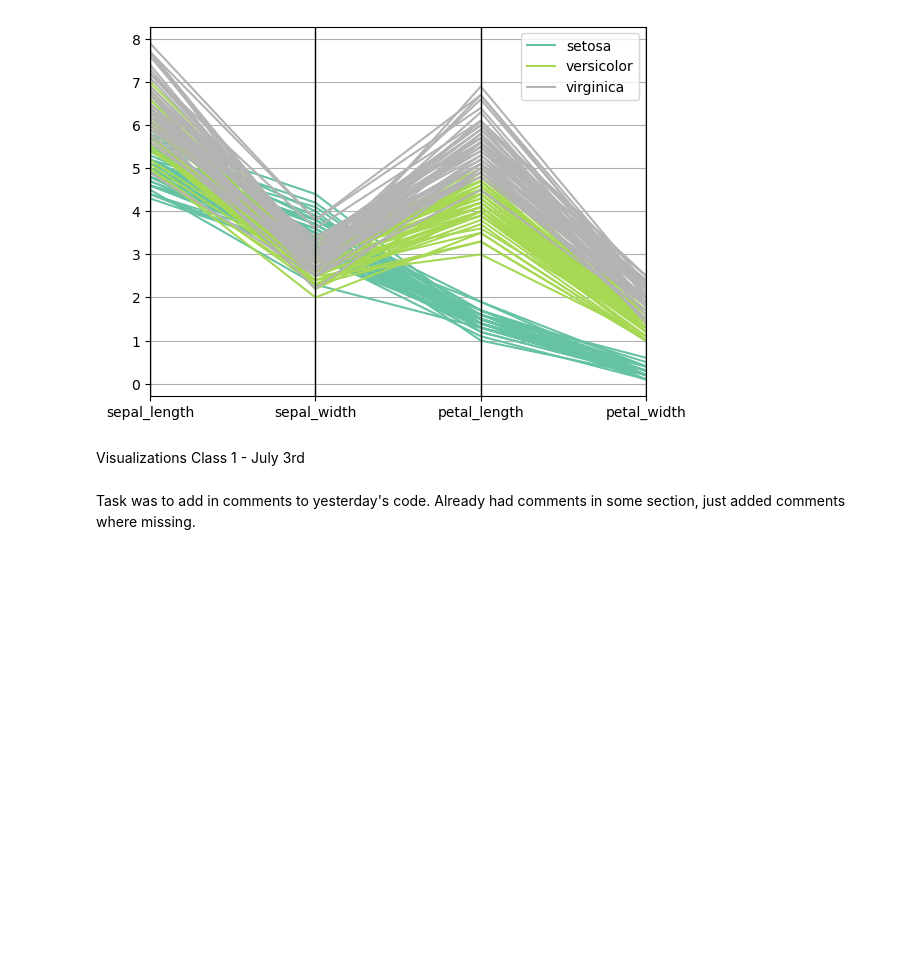
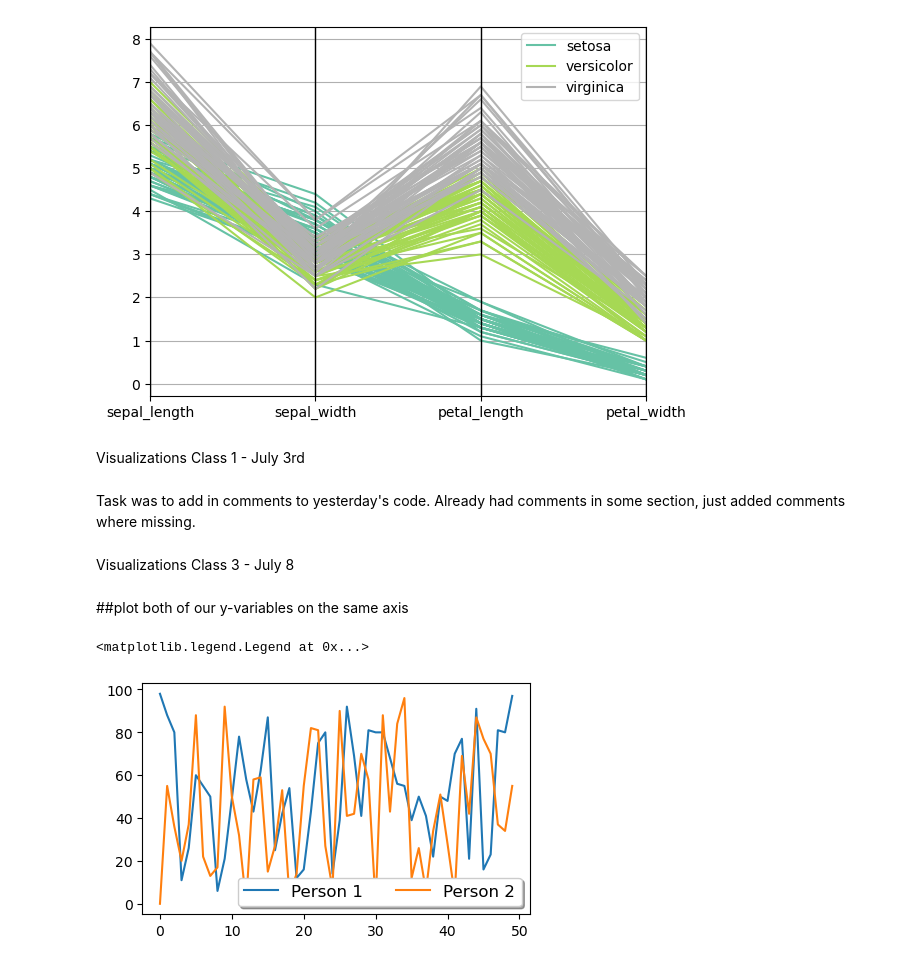
Before and after one commit to melram17/visualization, a Jupyter notebook: 02_activities/assignments/assignment-1.ipynb, the cells around one changed output. Cells and saved outputs as stored; diff of their text form; code cells hidden in the pictures; blank space fills up the shorter version.

Commit message:
assignment 1 complete july 8 viz

```diff
--- a/02_activities/assignments/assignment-1.ipynb
+++ b/02_activities/assignments/assignment-1.ipynb
@@ -130,3 +130,33 @@ plt.show()
 Visualizations Class 1 - July 3rd
 # %% [markdown]
 Task was to add in comments to yesterday's code. Already had comments in some section, just added comments where missing.
+# %% [markdown]
+Visualizations Class 3 - July 8
+# %%
+import numpy as np
+import matplotlib.pyplot as plt
+import pandas as pd
+import scipy
+import PIL
+import requests
+np. random. seed (613)
+x = np. arange(50)
+y1 = np. random. randint(0,100,50)
+y2 = np. random. randint(0,100,50)
+# %% [markdown]
+##plot both of our y-variables on the same axis
+# %%
+##plot both of our y-variables on the same axis
+##adding a legend
+##modifying legend
+fig, ax = plt.subplots(figsize=(5,3))
+ax.plot(x,y1, label= "Person 1")
+ax.plot(x,y2, label= "Person 2")
+ax.legend(loc = 'lower right',
+        frameon = True,
+        fontsize = 12,
+        ncol = 2,
+        shadow = True)
+# %% [output]
+<matplotlib.legend.Legend at 0x...>
+[figure, added]
```
Also changed, not shown: parts of 9 cells of this notebook.
